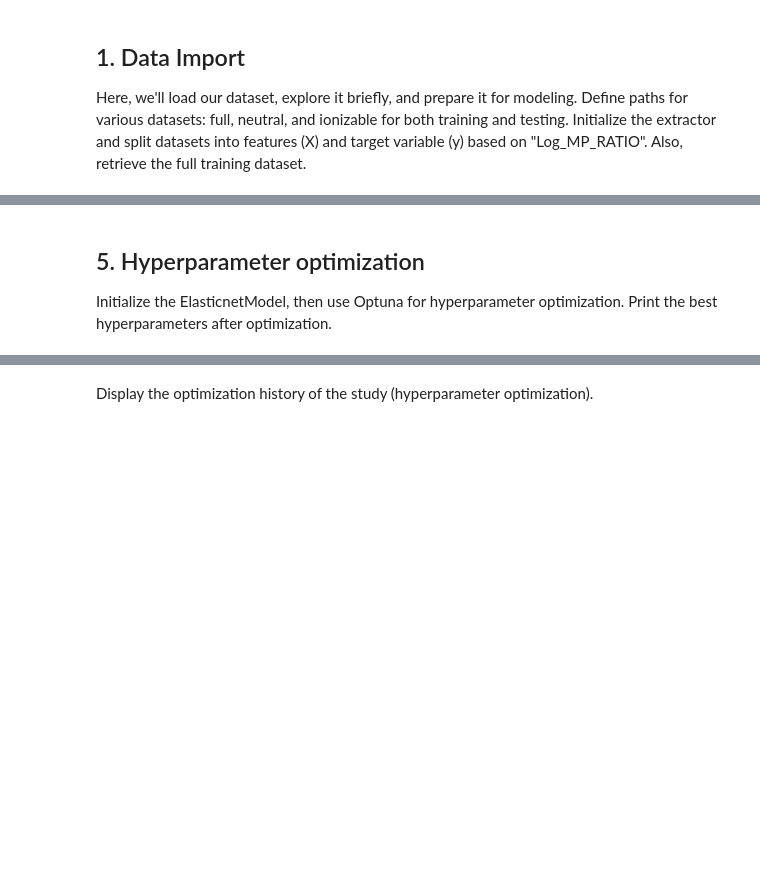
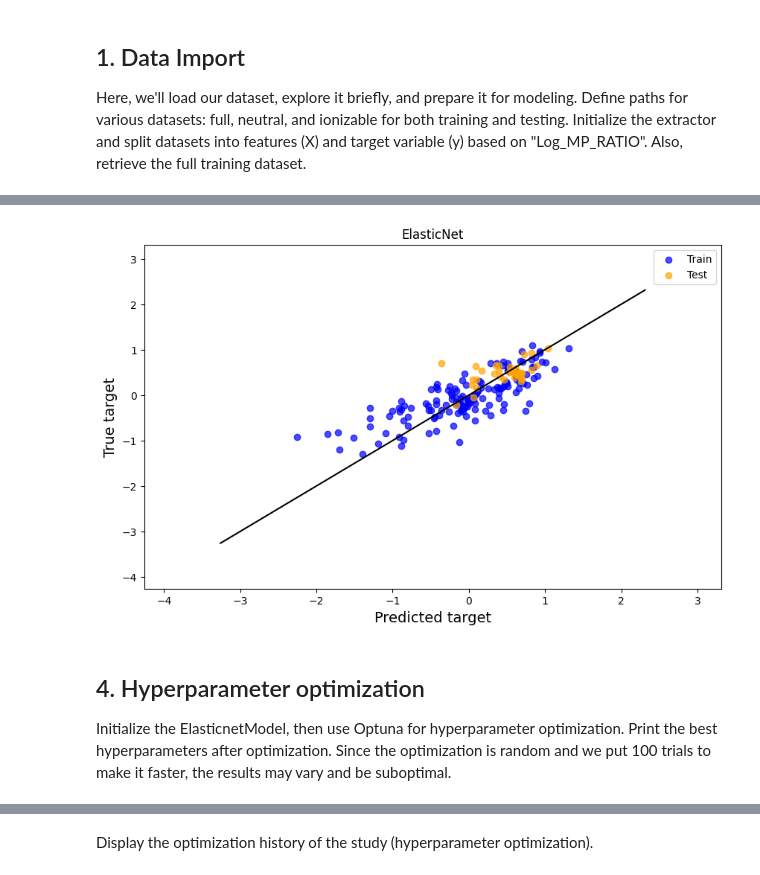
Before and after one commit to tahiri-lab/QSAR, a Jupyter notebook: tutorials/models/elasticnet.ipynb, the cells around one changed output, grey strips where cells are left out. Cells and saved outputs as stored; diff of their text form; code cells hidden in the pictures; blank space fills up the shorter version.

```diff
--- a/tutorials/models/elasticnet.ipynb
+++ b/tutorials/models/elasticnet.ipynb
@@ -84,7 +70,14 @@ visualizer.display_model_performance("ElasticNet", metrics)
+# %%
+y_full_train_pred, y_full_test_pred = cross_validator.get_predictions(elasticnet_model.model, x_dfs["full_train"].copy(),
+                                                                      y_dfs["full_train"].copy(), x_dfs["full_test"].copy())
+visualizer.display_true_vs_predicted("ElasticNet", y_dfs["full_train"].copy(), y_dfs["full_test"].copy(), y_full_train_pred,
+                                     y_full_test_pred)
+# %% [output]
+[figure, added]
 # %% [markdown]
-## 5. Hyperparameter optimization
+## 4. Hyperparameter optimization
 Initialize the ElasticnetModel, then use Optuna for hyperparameter optimization.
-Print the best hyperparameters after optimization.
+Print the best hyperparameters after optimization. Since the optimization is random and we put 100 trials to make it faster, the results may vary and be suboptimal.
 # %%
 elasticnet_model = ElasticnetModel()
 
```
Also changed, not shown: parts of 17 cells of this notebook, 1 other file.
